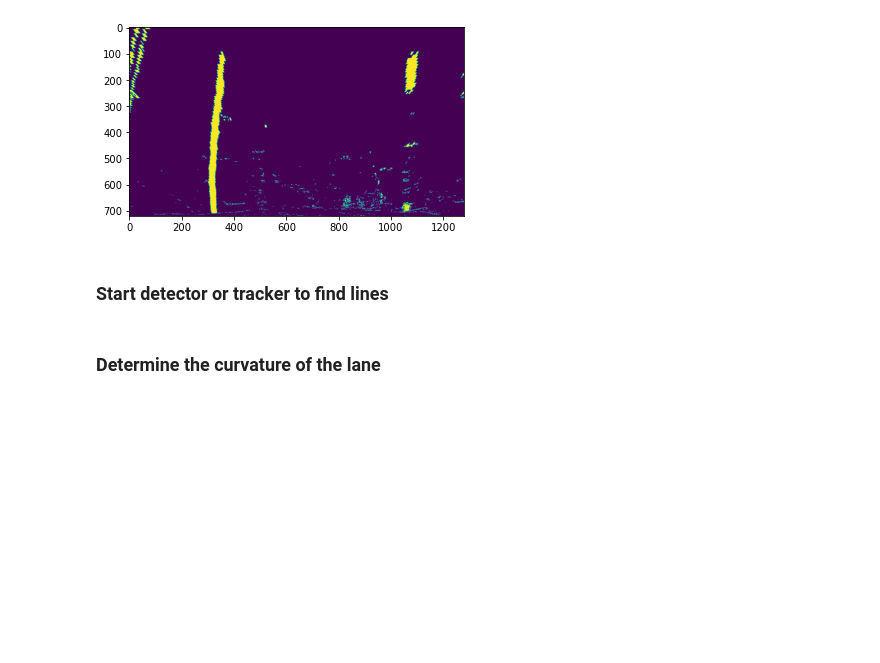
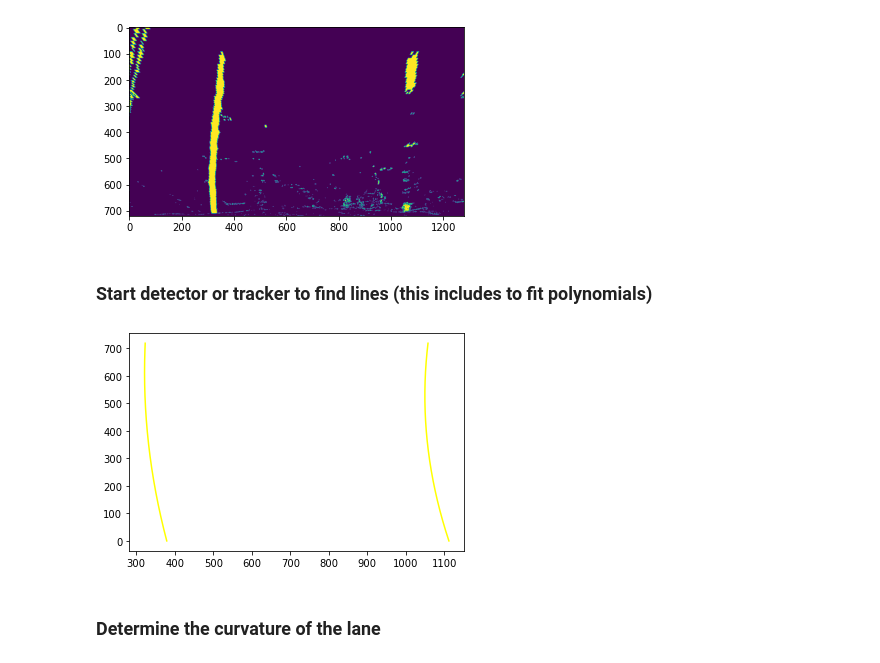
Before and after one commit to wolfgang-stefani/Advanced_LaneLines_Detection, a Jupyter notebook: P2.ipynb, the cells around one changed output. Saved outputs shown, nothing was run; the diff lists cells and outputs as text; code cells hidden in the pictures; blank space fills up the shorter version.

```diff
--- a/P2.ipynb
+++ b/P2.ipynb
@@ -67,18 +64,5 @@ N = 5 # buffer previous N lines
 # %%
-# fullsize:1280x720
-x = [194, 1117, 705, 575]
-y = [719, 719, 461, 461]
-X = [290, 990, 990, 290]
-Y = [719, 719, 0, 0]
-
-# Only for creating the final video visualization
-X_b = [574, 706, 706, 574]
-Y_b = [719, 719, 0, 0]
-src_ = np.floor(np.float32([[x[0], y[0]], [x[1], y[1]],[x[2], y[2]], [x[3], y[3]]]) / (input_scale*2))
-dst_ = np.floor(np.float32([[X_b[0], Y_b[0]], [X_b[1], Y_b[1]],[X_b[2], Y_b[2]], [X_b[3], Y_b[3]]]) / (input_scale*2))
-M_b = cv2.getPerspectiveTransform(src_, dst_)
-
-'''
+# source points in the original image that will be warped
 src = np.float32([[  100.,   719.],  # Links unten
                   [  542.,   470.],  # Links oben
                   [  738.,   470.],  # Rechts oben
@@ -90,10 +74,9 @@ src = np.float32([[  235.,   719.],
                   [  580.,   536.],
                   [  688.,   536.],
                   [ 1003.,   719.]])
+'''
 
-
-# define 4 destination points dst = np.float32([[,],[,],[,],[,]])
-
+# destination points in the target image (after warping)
 dst = np.float32([[ 200.,  720.],
                   [ 200.,    0.],
                   [ 1080.,    0.],
@@ -920,24 +630,26 @@ This image is: <class 'numpy.ndarray'> with dimensions: (720, 1280)
 # %% [markdown]
 ### Perspective Transform to "birds-eye view"
 # %%
-binary_warped = warper(img_binary, M)
+binary_warped = warp(img_binary, M)
 plt.imshow(binary_warped)
 print('This image is:', type(binary_warped), 'with dimensions:', binary_warped.shape)
 # %% [output]
 This image is: <class 'numpy.ndarray'> with dimensions: (720, 1280)
 [figure]
 # %% [markdown]
-### Start detector or tracker to find lines
+### Start detector or tracker to find lines (this includes to fit polynomials)
 # %%
 ploty = np.linspace(0, binary_warped.shape[0]-1, binary_warped.shape[0])
 visualization = False
 # print(left_lane.detected) # DEBUG
 
 if left_lane.detected:  # start tracker (am Anfang ist self.detected FALSE >> starts always first with detector
-    tracker(binary_warped, ploty, visualization) # later: Kann nicht das "top-down" verwendet werden und die Schritte "Grayscale"
+    tracker(binary_warped, ploty) # later: Kann nicht das "top-down" verwendet werden und die Schritte "Grayscale"
                                                      # und "Crop the binary image" übersprungen werden?
 else:                   # start detector
-    detector(binary_warped, ploty, visualization)
+    detector(binary_warped, ploty)
+# %% [output]
+[figure, added]
 # %% [markdown]
 ### Determine the curvature of the lane
 # %%
```
Also changed, not shown: parts of 12 cells of this notebook, 6 other files.
